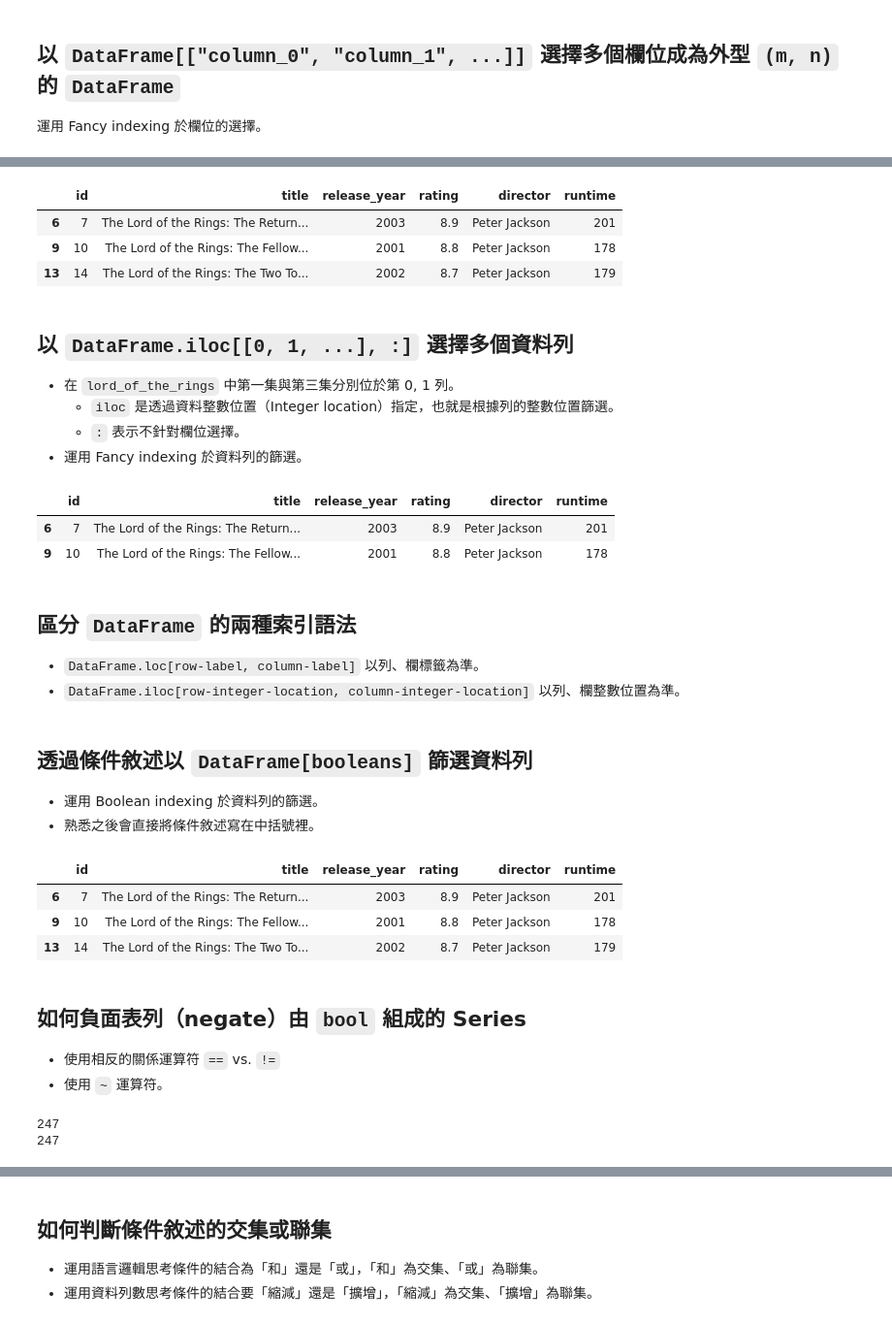
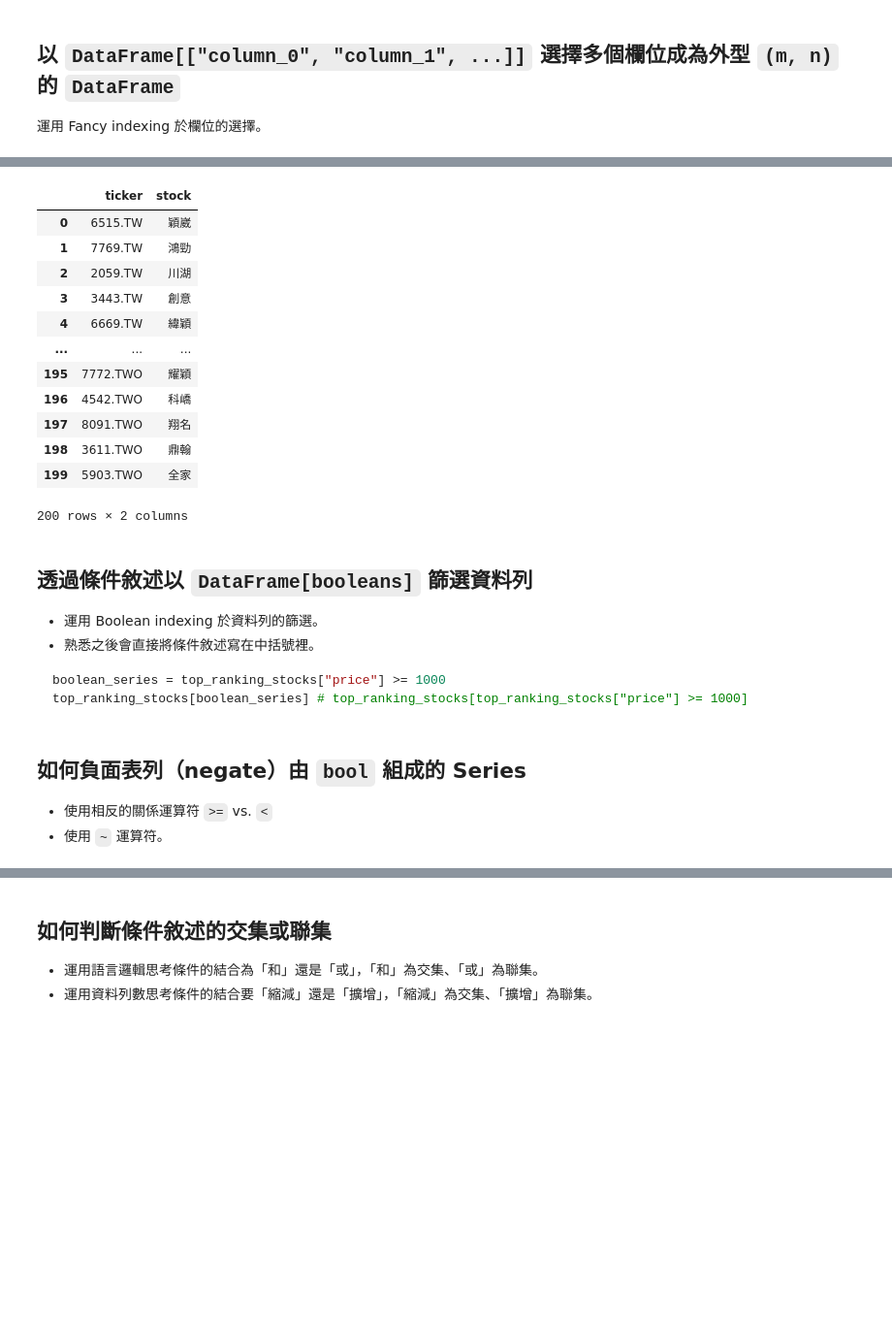
Before and after one commit to datainpoint/classroom-landbank-2026, a Jupyter notebook: day_04.ipynb, the cells around one changed output, grey strips where cells are left out. Shown at 97% size. Cells and saved outputs as stored; diff of their text form; code cells hidden in the pictures; blank space fills up the shorter version.

````diff
--- a/day_04.ipynb
+++ b/day_04.ipynb
@@ -1125,0 +384,3 @@ Index(['id', 'title', 'release_year', 'rating', 'director', 'runtime'], dtype='o
+# %%
+top_ranking_stocks = pd.read_csv("top_ranking_stocks.csv")
+top_ranking_stocks.head(3)
@@ -1244,55 +467,34 @@ movies.iloc[:, [1, 4, 2, 3]]
-# %%
-movies.loc[[6, 9, 13], :]
-# %% [output]
-|  | id | title | release_year | rating | director | runtime |
-| 6 | 7 | The Lord of the Rings: The Return... | 2003 | 8.9 | Peter Jackson | 201 |
-| 9 | 10 | The Lord of the Rings: The Fellow... | 2001 | 8.8 | Peter Jackson | 178 |
-| 13 | 14 | The Lord of the Rings: The Two To... | 2002 | 8.7 | Peter Jackson | 179 |
-# %% [markdown]
-## 以 `DataFrame.iloc[[0, 1, ...], :]` 選擇多個資料列
-
-- 在 `lord_of_the_rings` 中第一集與第三集分別位於第 0, 1 列。
-    - `iloc` 是透過資料整數位置（Integer location）指定，也就是根據列的整數位置篩選。
-    - `:` 表示不針對欄位選擇。
-- 運用 Fancy indexing 於資料列的篩選。
-# %%
-lord_of_the_rings = movies.loc[[6, 9, 13], :]
-lord_of_the_rings.iloc[[0, 1], :]
-# %% [output]
-|  | id | title | release_year | rating | director | runtime |
-| 6 | 7 | The Lord of the Rings: The Return... | 2003 | 8.9 | Peter Jackson | 201 |
-| 9 | 10 | The Lord of the Rings: The Fellow... | 2001 | 8.8 | Peter Jackson | 178 |
-# %% [markdown]
-## 區分 `DataFrame` 的兩種索引語法
-
-- `DataFrame.loc[row-label, column-label]` 以列、欄標籤為準。
-- `DataFrame.iloc[row-integer-location, column-integer-location]` 以列、欄整數位置為準。
+# %%
+top_ranking_stocks[["ticker", "stock"]]
+# %% [output]
+|  | ticker | stock |
+| 0 | 6515.TW | 穎崴 |
+| 1 | 7769.TW | 鴻勁 |
+| 2 | 2059.TW | 川湖 |
+| 3 | 3443.TW | 創意 |
+| 4 | 6669.TW | 緯穎 |
+| ... | ... | ... |
+| 195 | 7772.TWO | 耀穎 |
+| 196 | 4542.TWO | 科嶠 |
+| 197 | 8091.TWO | 翔名 |
+| 198 | 3611.TWO | 鼎翰 |
+| 199 | 5903.TWO | 全家 |
+200 rows × 2 columns
 # %% [markdown]
 ## 透過條件敘述以 `DataFrame[booleans]` 篩選資料列
 
 - 運用 Boolean indexing 於資料列的篩選。
 - 熟悉之後會直接將條件敘述寫在中括號裡。
+
+```python
+boolean_series = top_ranking_stocks["price"] >= 1000
+top_ranking_stocks[boolean_series] # top_ranking_stocks[top_ranking_stocks["price"] >= 1000]
+```
-# %%
-boolean_series = movies["director"] == "Peter Jackson"
-movies[boolean_series] # movies[movies["director"] == "Peter Jackson"]
-# %% [output]
-|  | id | title | release_year | rating | director | runtime |
-| 6 | 7 | The Lord of the Rings: The Return... | 2003 | 8.9 | Peter Jackson | 201 |
-| 9 | 10 | The Lord of the Rings: The Fellow... | 2001 | 8.8 | Peter Jackson | 178 |
-| 13 | 14 | The Lord of the Rings: The Two To... | 2002 | 8.7 | Peter Jackson | 179 |
 # %% [markdown]
 ## 如何負面表列（negate）由 `bool` 組成的 Series
 
-- 使用相反的關係運算符 `==` vs. `!=`
+- 使用相反的關係運算符 `>=` vs. `<`
 - 使用 `~` 運算符。
-# %%
-boolean_series = movies["director"] != "Peter Jackson"
-print(boolean_series.sum())
-boolean_series = movies["director"] == "Peter Jackson"
-print((~boolean_series).sum())
-# %% [output]
-247
-247
 # %% [markdown]
 ## 加入多個條件敘述篩選資料列
 
````
Also changed, not shown: parts of 230 cells of this notebook, 1 other file.
